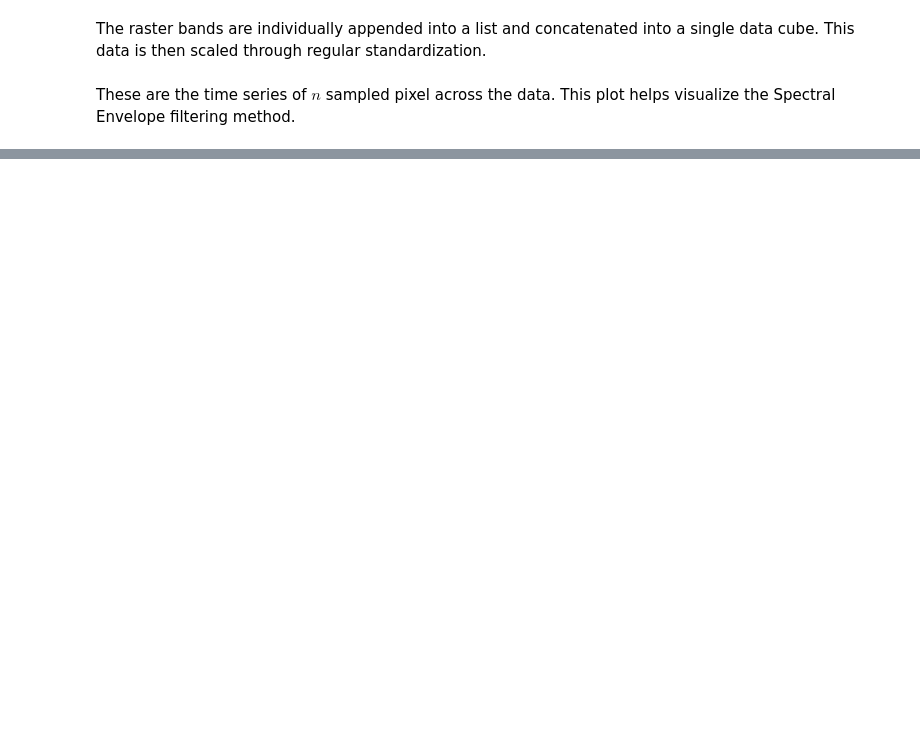
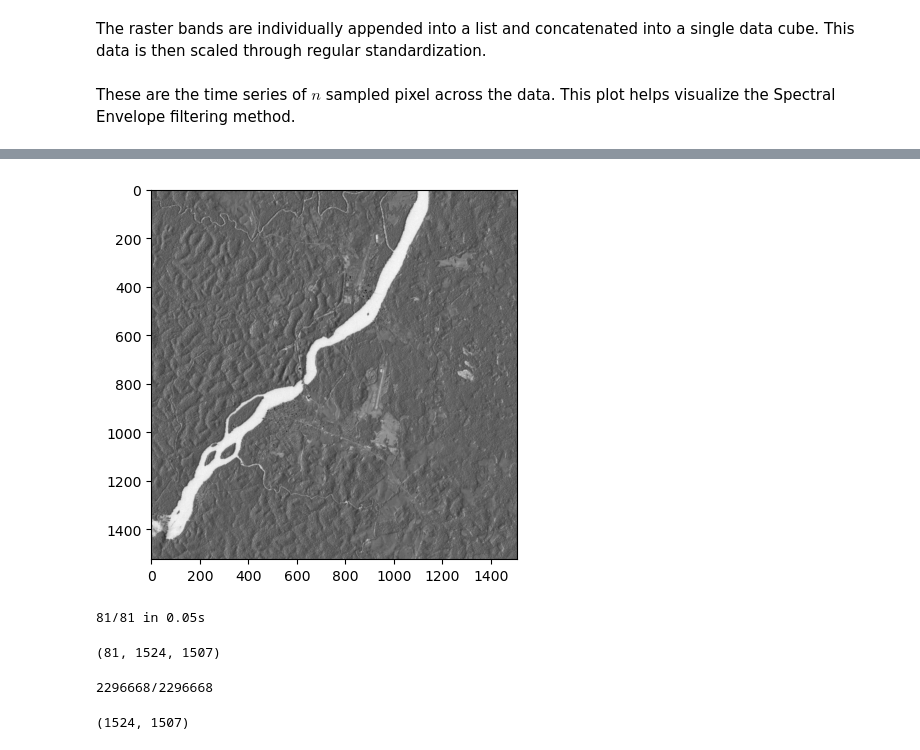
Before and after one commit to jotasaraiva/specs, a Jupyter notebook: tests.ipynb, the cells around one changed output, grey strips where cells are left out. Cells and saved outputs as stored; diff of their text form; code cells hidden in the pictures; blank space fills up the shorter version.

```diff
--- a/tests.ipynb
+++ b/tests.ipynb
@@ -235,0 +384,19 @@ ServerApp.rate_limit_window=3.0 (secs)
+# %%
+Xm = X.mean(axis=0)
+plt.imshow(Xm, cmap="gray")
+plt.show()
+# %% [output]
+[figure, added]
+# %%
+D = np.ndarray(X.shape)
+
+for i in range(0, X.shape[0]):
+    start = time.time()
+    D[i] = (Y_[i] - Xm)**2
+    end = time.time()
+    print(str(i+1)+"/"+str(X.shape[0])+" in "+str(round(end-start, 2))+"s", end="\r")
+
+D.shape
+# %% [output]
+81/81 in 0.05s
+(81, 1524, 1507)
@@ -235,0 +405,12 @@ ServerApp.rate_limit_window=3.0 (secs)
+# %%
+R = np.ndarray(Xm.shape)
+total = X.shape[1] * X.shape[2]
+
+for i in range(0, X.shape[1]):
+    for j in range(0, X.shape[2]):
+        R[i, j] = np.abs(np.corrcoef(d, D[:, i, j])[0][1])
+
+R.shape
+# %% [output]
+2296668/2296668
+(1524, 1507)
```
Also changed, not shown: parts of 40 cells of this notebook, 5 other files.
